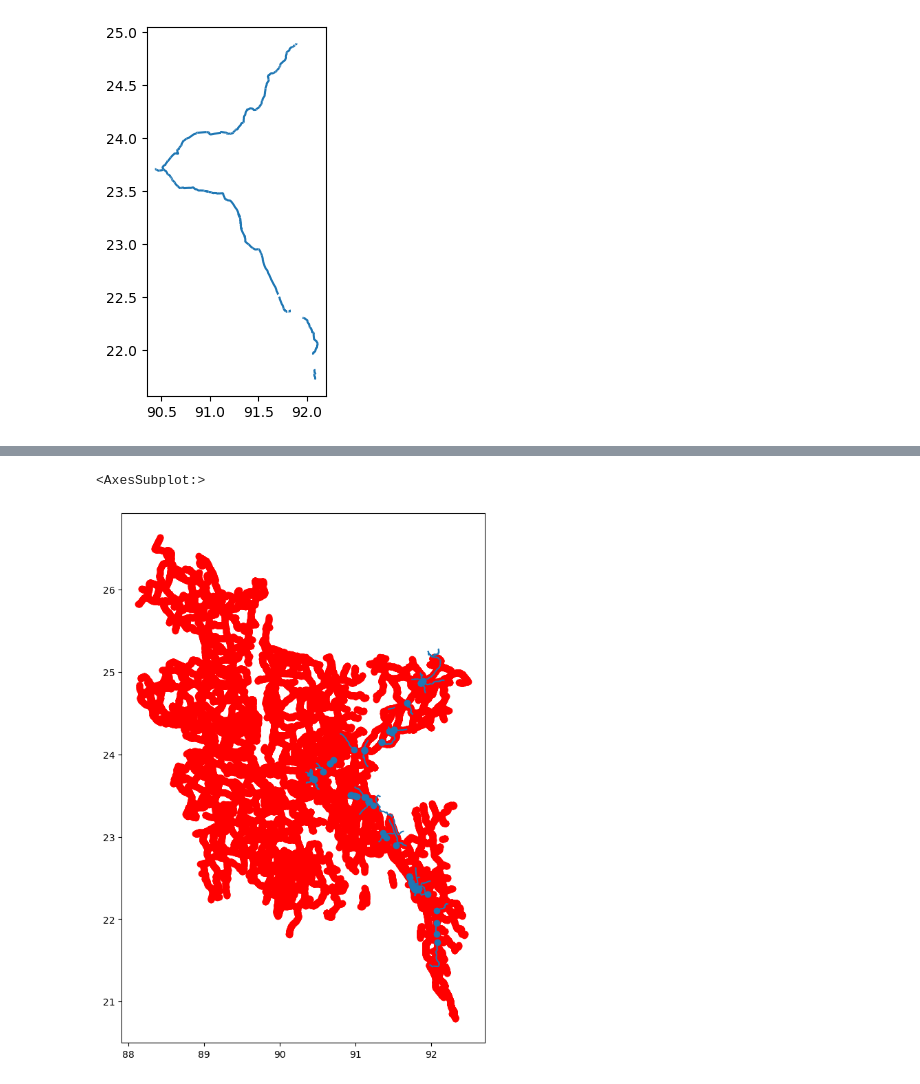
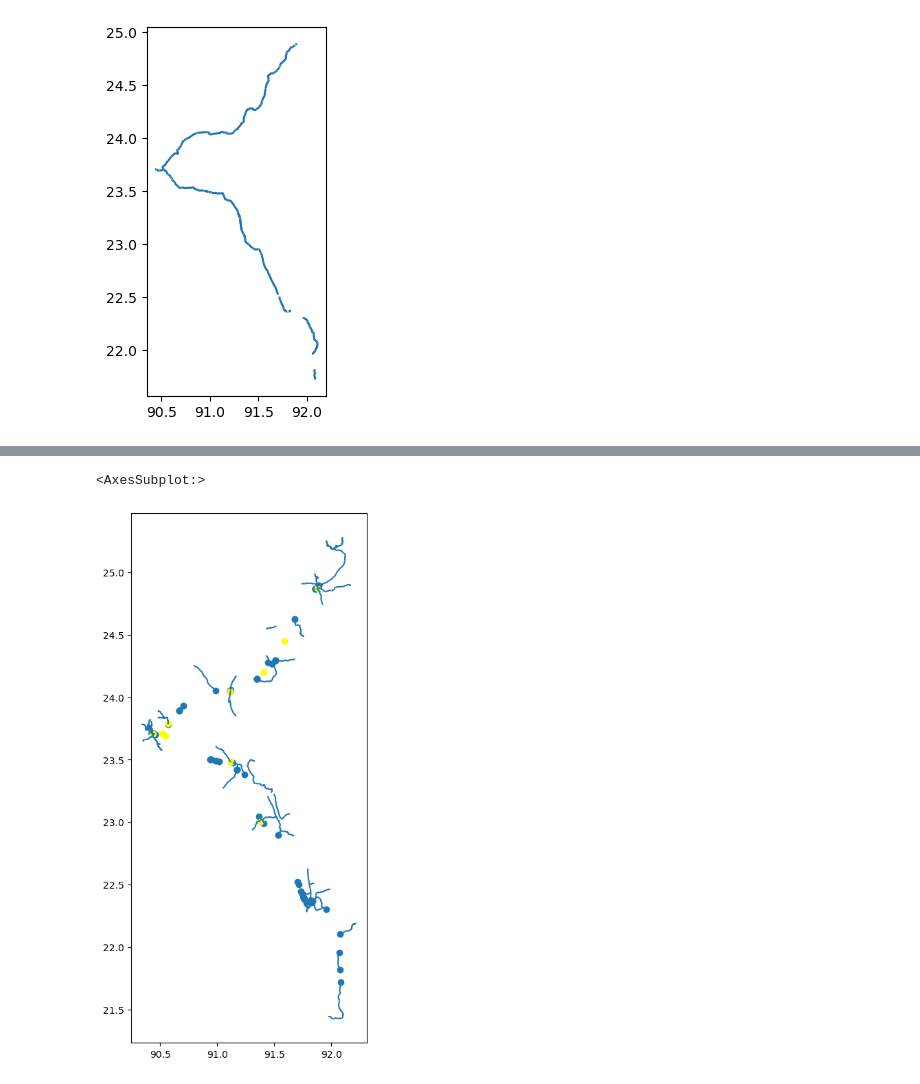
Before and after one commit to mlmoleman/EPA133a-G07-A3, a Jupyter notebook: model/Bonus_assignment.ipynb, the cells around one changed output, grey strips where cells are left out. Cells and saved outputs as stored; diff of their text form; code cells hidden in the pictures.

Commit message:
Intersectionale wegoversteking

```diff
--- a/model/Bonus_assignment.ipynb
+++ b/model/Bonus_assignment.ipynb
@@ -85,16 +77,15 @@ df_primary
 # %%
-cross_index_N1=[]
-cross_index_N2=[]
-for index in df_primary.index:
-    if lines[0].intersects(df_primary.loc[index,"geometry"]):
-        cross_index_N1.append(index)
-    if lines[1].intersects(df_primary.loc[index,"geometry"]):
-        cross_index_N2.append(index)
+cross_index=[]
+for point in points:
+    for index in df_primary.index:
+        if point.intersects(df_primary.loc[index,"geometry"]):
+            cross_index.append(index)
 
+intersecting =df_primary[df_primary.index.isin(cross_index)]
 
-intersecting_N1 =df_primary[df_primary.index.isin(cross_index_N1)]
-intersecting_N2 =df_primary[df_primary.index.isin(cross_index_N2)]
-intersecting_N1N2=pd.concat([intersecting_N1,intersecting_N2])
+# intersecting_N1 =df_primary[df_primary.index.isin(cross_index_N1)]
+# intersecting_N2 =df_primary[df_primary.index.isin(cross_index_N2)]
+# intersecting_N1N2=pd.concat([intersecting_N1,intersecting_N2])
 # intersections_N1 =gseries["N1"].intersection(intersecting_N1).drop("N1")
 # intersections_N2 =gseries["N2"].intersection(intersecting_N2).drop("N2")
 #
@@ -128,0 +112,15 @@ df_N1N2.plot()
+# %%
+cross_index_N1=[]
+cross_index_N2=[]
+for index in df_primary.index:
+    if lines[0].intersects(df_primary.loc[index,"geometry"]):
+        cross_index_N1.append(index)
+    if lines[1].intersects(df_primary.loc[index,"geometry"]):
+        cross_index_N2.append(index)
+
+
+intersecting_N1 =df_primary[df_primary.index.isin(cross_index_N1)]
+intersecting_N2 =df_primary[df_primary.index.isin(cross_index_N2)]
+intersecting_N1N2=pd.concat([intersecting_N1,intersecting_N2])
+
+intersecting_N1N2= intersecting_N1N2[~intersecting_N1N2["ref"].str.replace(" ","").isin(["N1","N2"])]
@@ -140,8 +162,11 @@ gdf_used_intersects = gpd.GeoDataFrame(df_normal_data, geometry=gpd.points_from_
+# %%
+shape_file_intersects = gpd.GeoSeries(Intersect_points,crs="4326")
 # %%
 fig,ax = plt.subplots(1,1,figsize=(10,10))
 intersecting_N1N2.plot(ax=ax)
-gdf_used_intersects.plot(ax=ax,color="red")
-gpd.GeoSeries(Intersect_points,crs="4326").plot(ax=ax)
+
+shape_file_intersects.plot(ax=ax)
+df_sections.plot(ax=ax,color="yellow")
 # %% [output]
 <AxesSubplot:>
-[figure, old version]
+[figure, new version]
```
Also changed, not shown: parts of 36 cells of this notebook, 6 other files.
